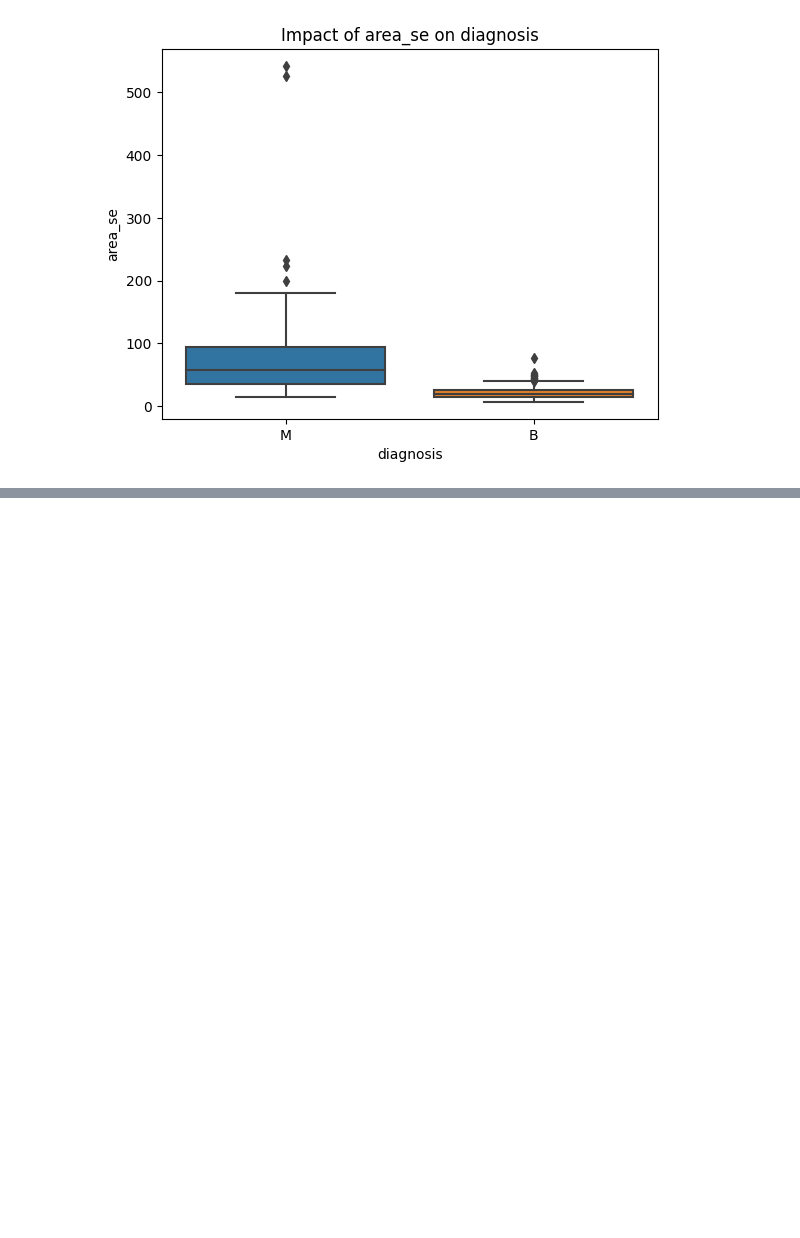
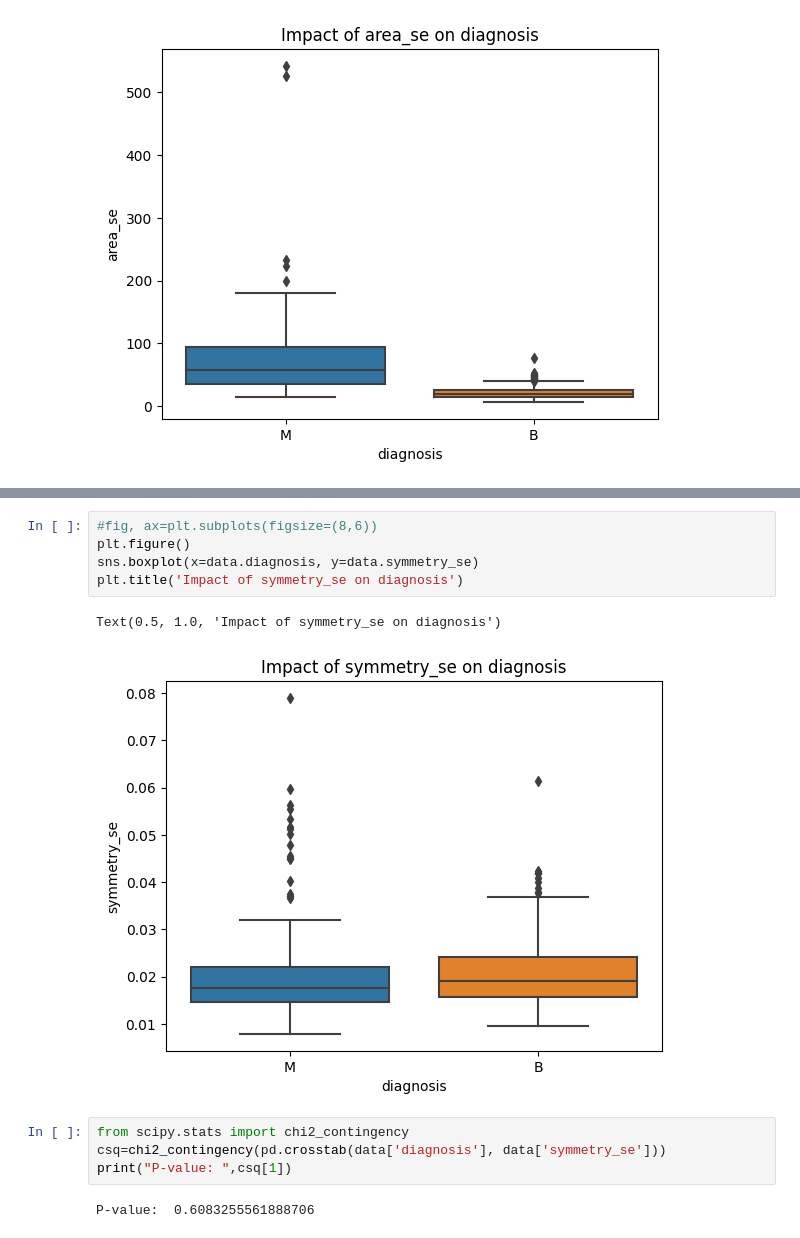
Before and after one commit to Abou29/Random-forest_predict-breast-cancer, a Jupyter notebook: breast_cancer.ipynb, the cells around one changed output, grey strips where cells are left out. Saved outputs shown, nothing was run; the diff lists cells and outputs as text; blank space fills up the shorter version.

```diff
--- a/breast_cancer.ipynb
+++ b/breast_cancer.ipynb
@@ -185,0 +240,14 @@ Text(0.5, 1.0, 'Impact of area_se on diagnosis')
+# %%
+#fig, ax=plt.subplots(figsize=(8,6))
+plt.figure()
+sns.boxplot(x=data.diagnosis, y=data.symmetry_se)
+plt.title('Impact of symmetry_se on diagnosis')
+# %% [output]
+Text(0.5, 1.0, 'Impact of symmetry_se on diagnosis')
+[figure, added]
+# %%
+from scipy.stats import chi2_contingency
+csq=chi2_contingency(pd.crosstab(data['diagnosis'], data['symmetry_se']))
+print("P-value: ",csq[1])
+# %% [output]
+P-value:  0.6083255561888706
```
Also changed, not shown: parts of 20 cells of this notebook.
